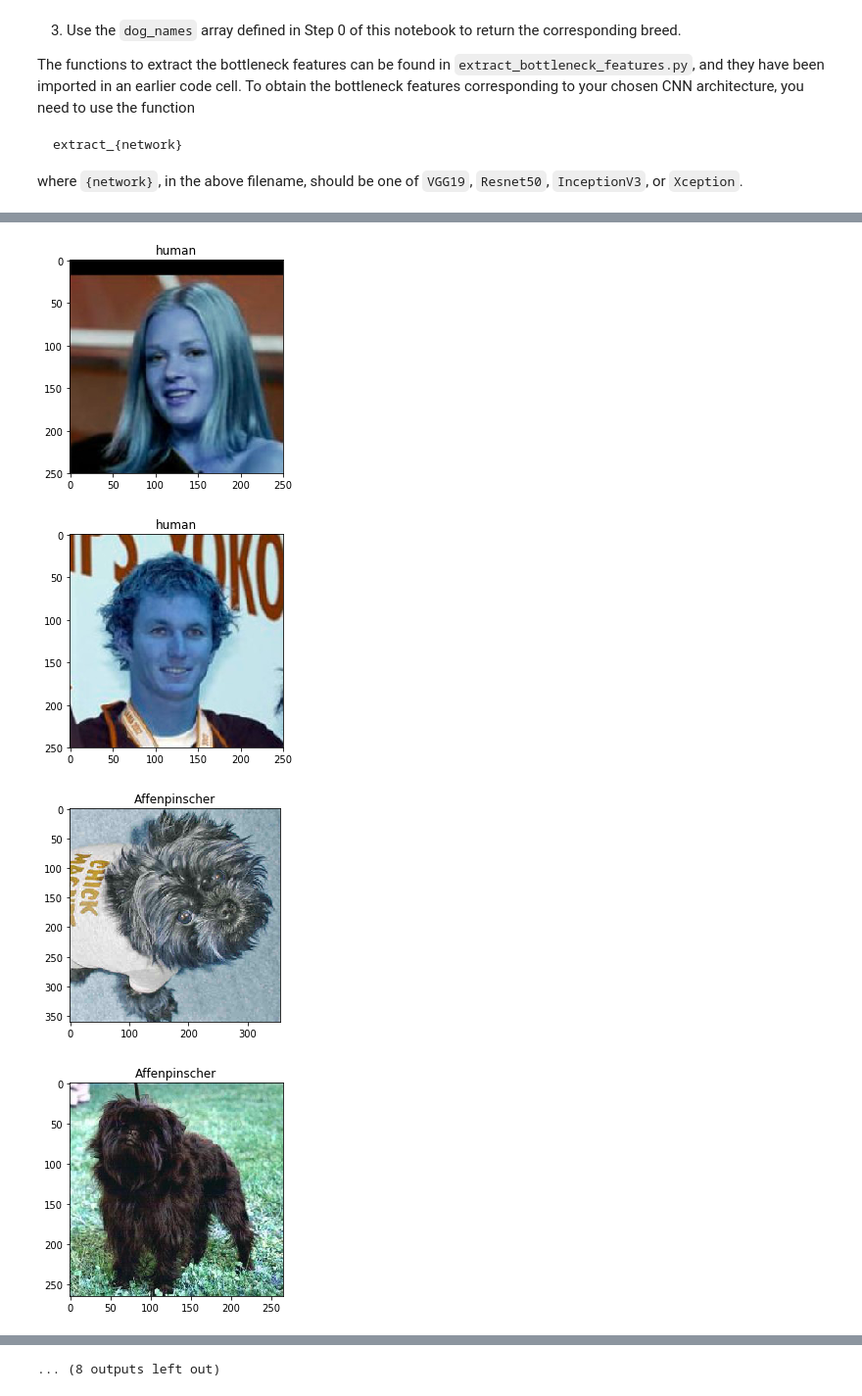
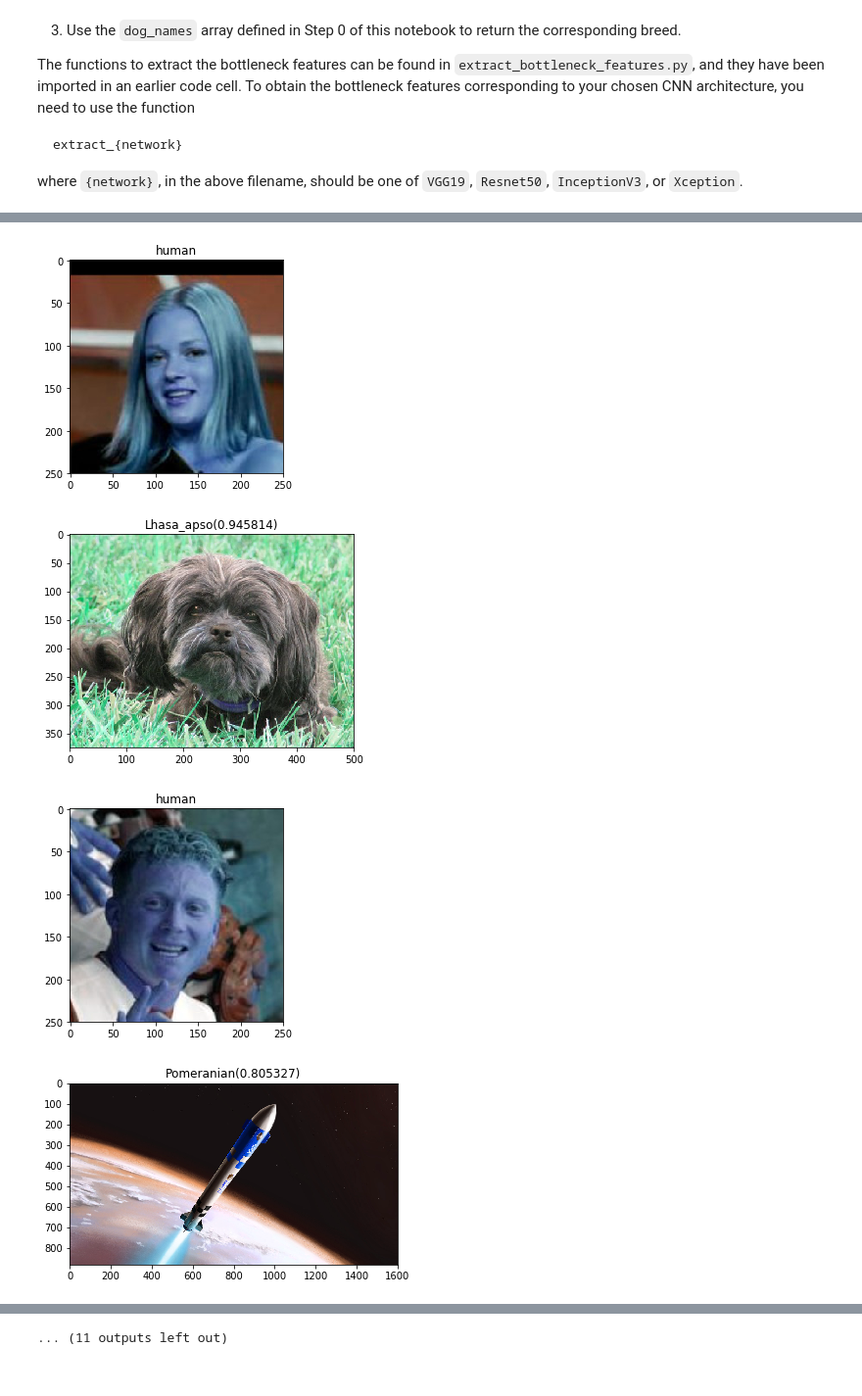
Before and after one commit to michelpf/mldn-dog_project, a Jupyter notebook: dog_app.ipynb, the cells around one changed output, grey strips where cells are left out. Shown at 98% size. Cells and saved outputs as stored; diff of their text form; code cells hidden in the pictures.

```diff
--- a/dog_app.ipynb
+++ b/dog_app.ipynb
@@ -705,7 +717,7 @@ Epoch 00040: val_loss did not improve
 # %%
 ### TODO: Load the model weights with the best validation loss.
 
-VGG19_model.load_weights('saved_models/weights.best.VGG19.hdf5')
+Resnet50_model.load_weights('saved_models/weights.best.Resnet50.hdf5')
 # %% [markdown]
 ### (IMPLEMENTATION) Test the Model
 
@@ -740,13 +752,14 @@ where `{network}`, in the above filename, should be one of `VGG19`, `Resnet50`,
 ### TODO: Write a function that takes a path to an image as input
 ### and returns the dog breed that is predicted by the model.
 
-def VGG19_predict_breed(img_path):
+def Resnet50_predict_breed(img_path):
     # extract bottleneck features
-    bottleneck_feature = extract_VGG19(path_to_tensor(img_path))
+    bottleneck_feature = extract_Resnet50(path_to_tensor(img_path))
     # obtain predicted vector
-    predicted_vector = VGG19_model.predict(bottleneck_feature)
+    predicted_vector = Resnet50_model.predict(bottleneck_feature)
+
     # return dog breed that is predicted by the model
-    return dog_names[np.argmax(predicted_vector)]
+    return dog_names[np.argmax(predicted_vector)], np.max(predicted_vector)
 # %% [markdown]
 ---
 <a id='step6'></a>
@@ -775,7 +788,11 @@ def detect_image(img):
     if len(face_locations) > 0:
         return "human"
     else:
-        return VGG19_predict_breed(img)
+        race, prob = Resnet50_predict_breed(img)
+        if prob >0.3:
+            return race + "(" + str(prob) + ")"
+        else:
+            return "neither"
 # %% [markdown]
 ---
 <a id='step7'></a>
@@ -793,23 +811,32 @@ __Answer:__
+# %%
+import glob
+
+
+def load_dataset_random(path):
+    files = dirlist = glob.glob(path)
+    return files
+
+random_files = load_dataset_random('randomImages/*')
 # %%
 ## TODO: Execute your algorithm from Step 6 on
 ## at least 6 images on your computer.
 ## Feel free to use as many code cells as needed.
 
 human_files_short = sorted(human_files)[:10]
-dog_files_short = sorted(train_files)[:10]
+dog_files_short = sorted(test_files)[:10]
 
-samples = np.concatenate([human_files_short, dog_files_short])
+samples = np.concatenate([human_files_short, dog_files_short, random_files])
 random.shuffle(samples)
 
 for item in samples:
     result = detect_image(item)
 
     img = cv2.imread(item)
     plt.imshow(img)
     plt.title(result)
     plt.show()
 # %% [output]
 [figure]
-[figure, old version]
+[figure, new version]
-[figure, old version]
+[figure, new version]
-[figure, old version]
+[figure, new version]
@@ -824 +851 @@ for item in samples:
-... (8 outputs left out)
+... (11 outputs left out)
```
Also changed, not shown: parts of 15 cells of this notebook, 8 other files.
